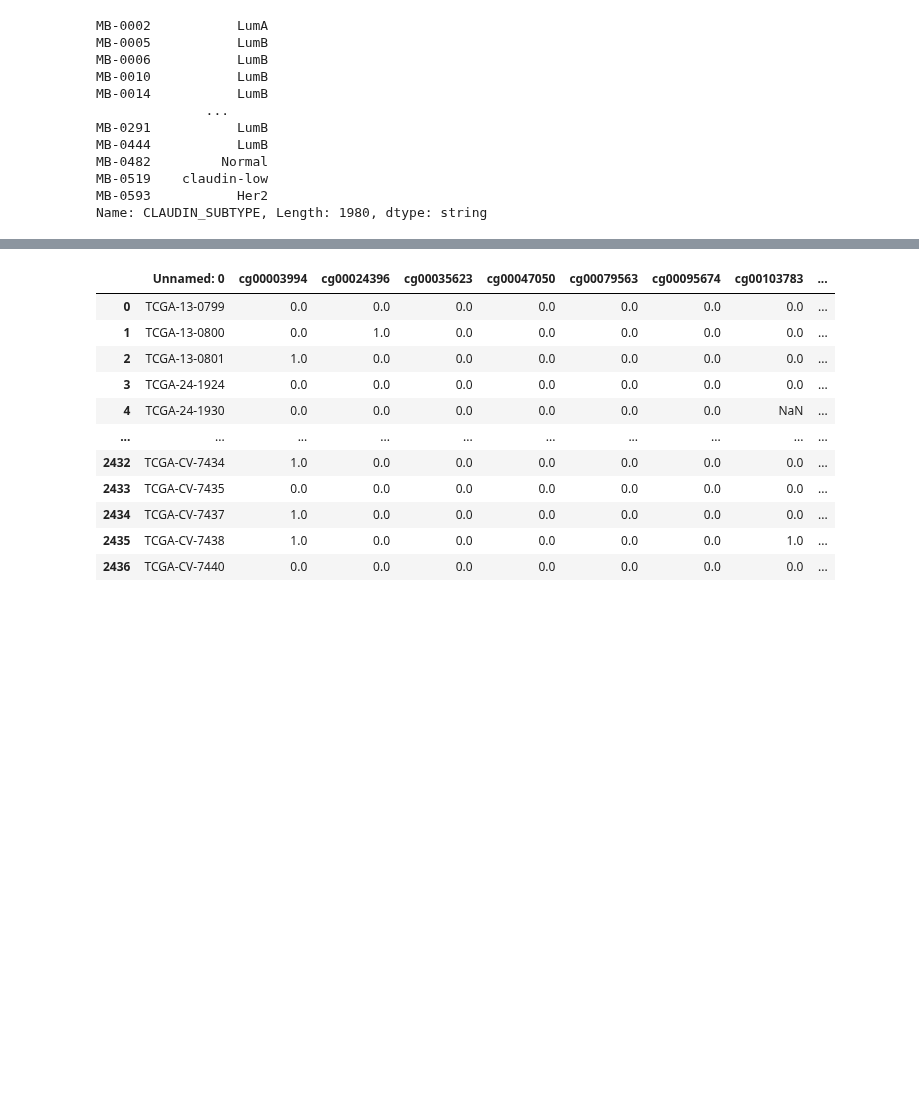
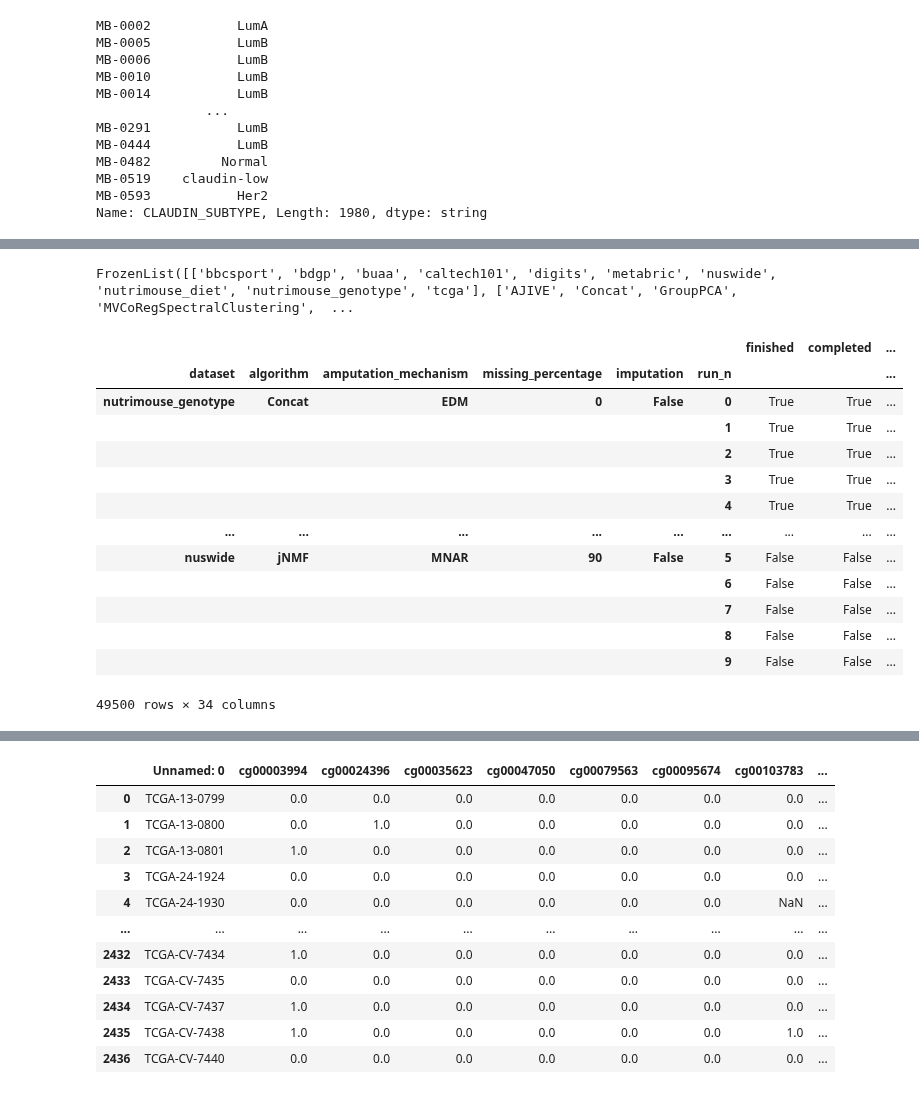
Before and after one commit to RafRomB/imml, a Jupyter notebook: Untitled.ipynb, the cells around one changed output, grey strips where cells are left out. Cells and saved outputs as stored; diff of their text form; code cells hidden in the pictures; blank space fills up the shorter version.

```diff
--- a/Untitled.ipynb
+++ b/Untitled.ipynb
@@ -1051,0 +1152,23 @@ results
+# %%
+results.index.levels
+# %% [output]
+FrozenList([['bbcsport', 'bdgp', 'buaa', 'caltech101', 'digits', 'metabric', 'nuswide', 'nutrimouse_diet', 'nutrimouse_genotype', 'tcga'], ['AJIVE', 'Concat', 'GroupPCA', 'MVCoRegSpectralClustering',  ...
+# %%
+results = pd.read_csv("results/complete_algorithms_evaluation.csv", index_col = [0,1,2,3,4,5])
+results.loc[results.xs(0, level="missing_percentage", drop_level=False).index].index = results.xs(0, level="missing_percentage", drop_level=False).index.to_frame(index= False).replace("EDM", "None").set_index(results.index.names).index
+results
+# %% [output]
+|  |  |  |  |  |  | finished | completed | ... |
+| dataset | algorithm | amputation_mechanism | missing_percentage | imputation | run_n |  |  | ... |
+| nutrimouse_genotype | Concat | EDM | 0 | False | 0 | True | True | ... |
+|  |  |  |  |  | 1 | True | True | ... |
+|  |  |  |  |  | 2 | True | True | ... |
+|  |  |  |  |  | 3 | True | True | ... |
+|  |  |  |  |  | 4 | True | True | ... |
+| ... | ... | ... | ... | ... | ... | ... | ... | ... |
+| nuswide | jNMF | MNAR | 90 | False | 5 | False | False | ... |
+|  |  |  |  |  | 6 | False | False | ... |
+|  |  |  |  |  | 7 | False | False | ... |
+|  |  |  |  |  | 8 | False | False | ... |
+|  |  |  |  |  | 9 | False | False | ... |
+49500 rows × 34 columns
```
Also changed, not shown: parts of 20 cells of this notebook, 8 other files.
